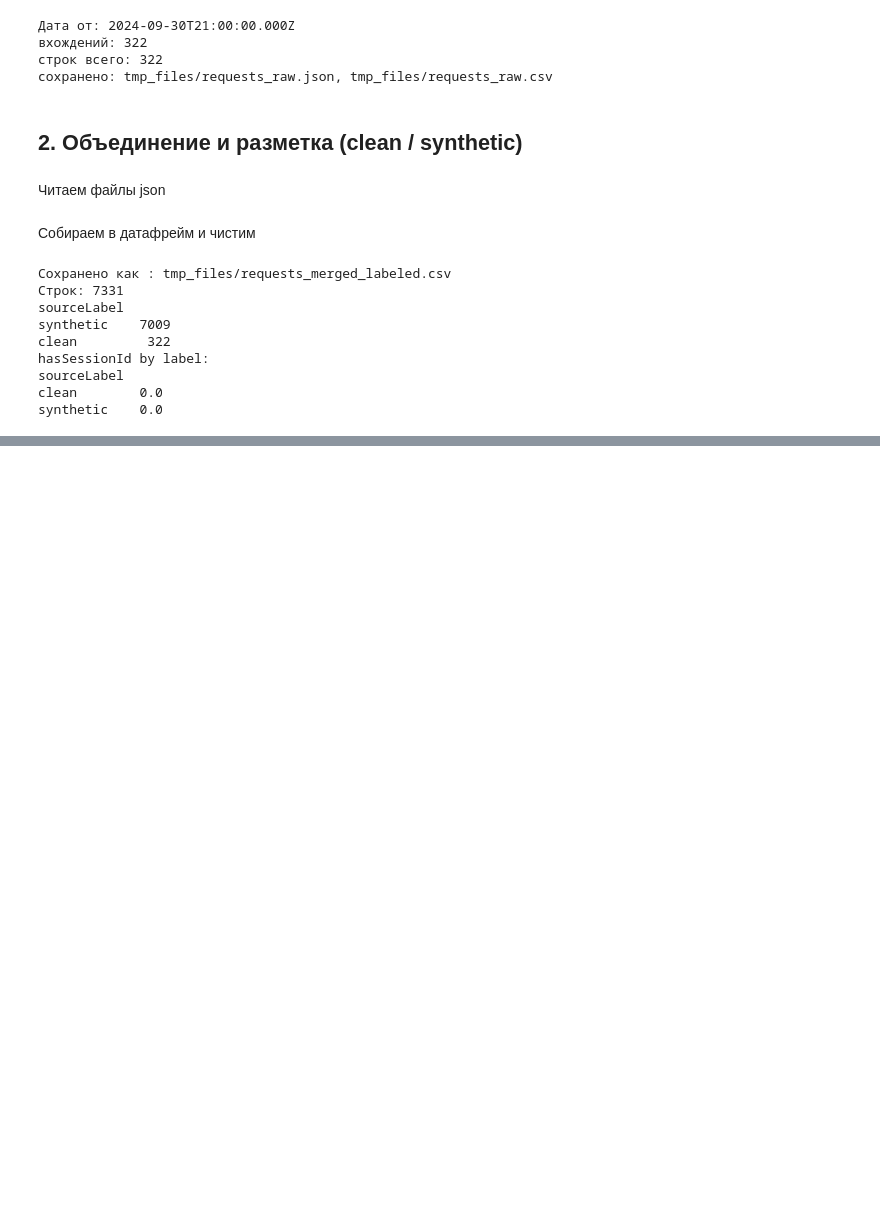
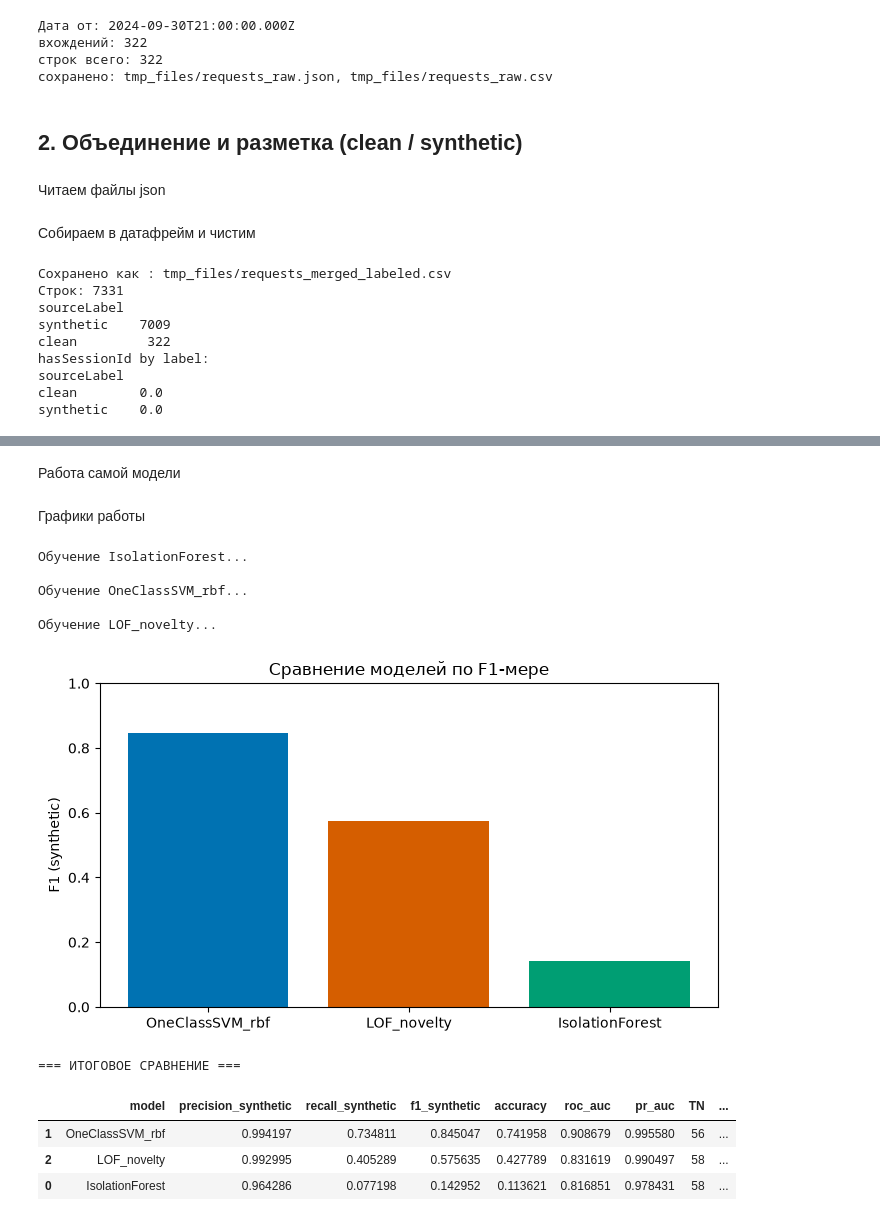
Before and after one commit to kingtuler1454/RuleBasedFilterMiddleware, a Jupyter notebook: scripts/Tutorial.ipynb, the cells around one changed output, grey strips where cells are left out. Drawn from its saved outputs; the diff is of its cells as text; code cells hidden in the pictures; blank space fills up the shorter version.

Commit message:
Тренинг моделей

```diff
--- a/scripts/Tutorial.ipynb
+++ b/scripts/Tutorial.ipynb
@@ -220,0 +311,4 @@ synthetic    0.0
+# %%
+INPUT_CSV = "tmp_files/windows_features.csv"
+OUT_DIR = "tmp_files/plots_models"
+os.makedirs(OUT_DIR, exist_ok=True)
@@ -220,0 +317,3 @@ synthetic    0.0
+# %%
+def to_binary(labels: pd.Series) -> np.ndarray:
+    return (labels == "synthetic").astype(int).to_numpy()
@@ -220,0 +322,3 @@ synthetic    0.0
+# %%
+def pred_to_binary(pred_raw: np.ndarray) -> np.ndarray:
+    return (pred_raw == -1).astype(int)
@@ -220,0 +332,9 @@ synthetic    0.0
+# %%
+def get_anomaly_score(model, X_test, y_pred_bin):
+    if hasattr(model, "decision_function"):
+        return -model.decision_function(X_test)
+    if hasattr(model, "score_samples"):
+        return -model.score_samples(X_test)
+    return y_pred_bin.astype(float)
+# %% [markdown]
+Работа самой модели
@@ -220,0 +362,2 @@ synthetic    0.0
+# %% [markdown]
+Графики работы
@@ -220,0 +408,58 @@ synthetic    0.0
+# %%
+# Читаем окна
+df = pd.read_csv(INPUT_CSV)
+X = df[FEATURE_COLS].to_numpy()
+y = to_binary(df["sourceLabel"])
+
+# Берем только чистые данные для обучения
+train_mask = df["sourceLabel"] == "clean"
+X_train = df.loc[train_mask, FEATURE_COLS].to_numpy()
+X_test = X
+
+if len(X_train) < 10:
+    print("Слишком мало чистых данных (clean)")
+else:
+    models = [
+        ("IsolationForest", IsolationForest(n_estimators=500, contamination=0.05, random_state=42)),
+        ("OneClassSVM_rbf", Pipeline([
+            ("scaler", StandardScaler()),
+            ("ocsvm", OneClassSVM(kernel="rbf", nu=0.05, gamma="scale"))
+        ])),
+        ("LOF_novelty", Pipeline([
+            ("scaler", StandardScaler()),
+            ("lof", LocalOutlierFactor(n_neighbors=35, contamination=0.05, novelty=True))
+        ])),
+    ]
+
+    rows = []
+    for name, model in models:
+        print(f"\nОбучение {name}...")
+        rows.append(evaluate_model(name, model, X_train, X_test, y, OUT_DIR))
+
+    out_df = pd.DataFrame(rows).sort_values("f1_synthetic", ascending=False)
+    out_df.to_csv("tmp_files/model_compare.csv", index=False)
+
+
+    plt.figure(figsize=(7, 4))
+    plt.bar(out_df["model"], out_df["f1_synthetic"], color=['#0072B2', '#D55E00', '#009E73'])
+    plt.ylim(0, 1)
+    plt.ylabel("F1 (synthetic)")
+    plt.title("Сравнение моделей по F1-мере")
+    plt.tight_layout()
+    plt.savefig(f"{OUT_DIR}/models_f1_compare.png", dpi=150)
+    plt.show()
+
+    print("\n=== ИТОГОВОЕ СРАВНЕНИЕ ===")
+    display(out_df)
+# %% [output]
+Обучение IsolationForest...
+
+Обучение OneClassSVM_rbf...
+
+Обучение LOF_novelty...
+[figure, added]
+=== ИТОГОВОЕ СРАВНЕНИЕ ===
+|  | model | precision_synthetic | recall_synthetic | f1_synthetic | accuracy | roc_auc | pr_auc | TN | ... |
+| 1 | OneClassSVM_rbf | 0.994197 | 0.734811 | 0.845047 | 0.741958 | 0.908679 | 0.995580 | 56 | ... |
+| 2 | LOF_novelty | 0.992995 | 0.405289 | 0.575635 | 0.427789 | 0.831619 | 0.990497 | 58 | ... |
+| 0 | IsolationForest | 0.964286 | 0.077198 | 0.142952 | 0.113621 | 0.816851 | 0.978431 | 58 | ... |
```
Also changed, not shown: parts of 18 cells of this notebook, 13 other files.
